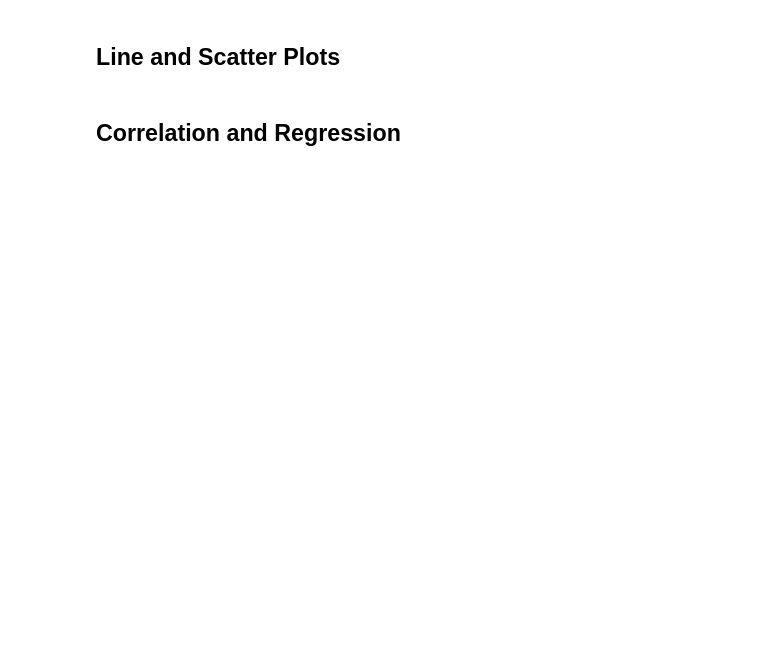
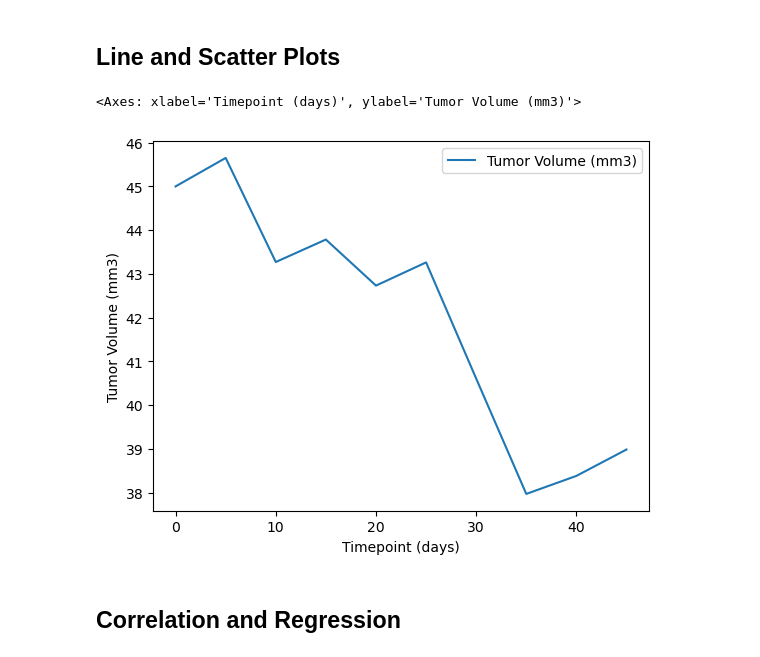
Before and after one commit to rmathena79/matplotlib-challenge, a Jupyter notebook: pymaceuticals_RPM.ipynb, the cells around one changed output. Saved outputs shown, nothing was run; the diff lists cells and outputs as text; code cells hidden in the pictures; blank space fills up the shorter version.

```diff
--- a/pymaceuticals_RPM.ipynb
+++ b/pymaceuticals_RPM.ipynb
@@ -275,6 +344,13 @@ plt.show()
 ## Line and Scatter Plots
 # %%
 # Generate a line plot of tumor volume vs. time point for a single mouse treated with Capomulin
+mouse_id = final_df.loc[final_df[COL_DRUG] == "Capomulin"][COL_MOUSE_ID].iloc[0]
+mouse_volumes = final_df.loc[final_df[COL_MOUSE_ID] == mouse_id][[COL_TIME,COL_TUMOR_VOL]]
+mouse_volumes = mouse_volumes.set_index(COL_TIME)
+mouse_volumes.plot(ylabel=COL_TUMOR_VOL, xlabel="Timepoint (days)")
+# %% [output]
+<Axes: xlabel='Timepoint (days)', ylabel='Tumor Volume (mm3)'>
+[figure, added]
 # %%
 # Generate a scatter plot of mouse weight vs. the average observed tumor volume for the entire Capomulin regimen
 # %% [markdown]
```
Also changed, not shown: parts of 11 cells of this notebook, 1 other file.
